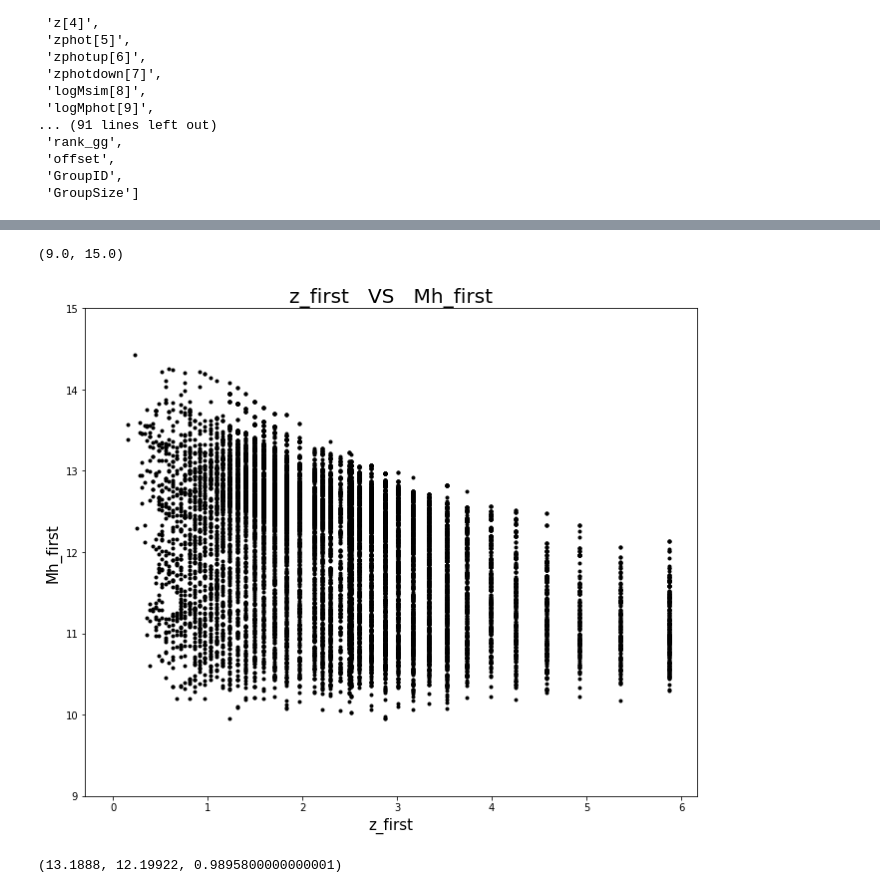
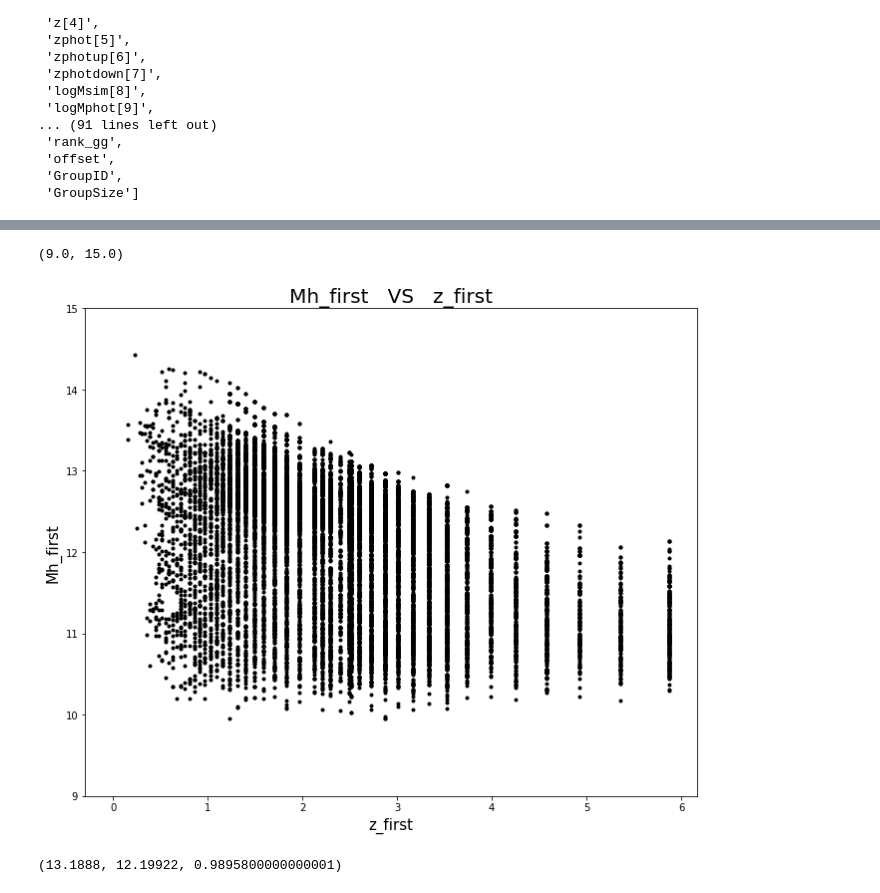
Before and after one commit to halehhajizadeh/Galaxy-Clusters, a Jupyter notebook: read_data.ipynb, the cells around one changed output, grey strips where cells are left out. Drawn from its saved outputs; the diff is of its cells as text; code cells hidden in the pictures.

```diff
--- a/read_data.ipynb
+++ b/read_data.ipynb
@@ -4,7 +4,7 @@ import pandas as pd
 import matplotlib.pylab as plt
 import re
 # %%
-dataset = pd.read_csv('./dataset/HzAGN_Groups_0_3noMcut_Infalltime/HzAGN_Groups_0_3_noMcut_InfallTime_matched.csv')
+dataset = pd.read_csv('./dataset/HzAGN_Groups_0_3_noMcut_InfallTime_matched.csv')
 # %%
 dataset[:5]
 # %% [output]
@@ -53,20 +224,19 @@ Text(0, 0.5, 'Mh_0')
 # %%
-
 y = dataset['Mh_first[col24]']
 x = dataset['z_first[col20]']
 
 x_label = x.name.split('[')[0]
 y_label = y.name.split('[')[0]
 
 plt.figure(figsize=(11,9))
 plt.scatter(x,y, marker='.', c='black')
-plt.title(str(x_label)+'   VS   '+str(y_label), fontsize = 20)
+plt.title(str(y_label)+'   VS   '+str(x_label), fontsize = 20)
 plt.xlabel(x_label, fontsize = 15)
 plt.ylabel(y_label, fontsize = 15)
 plt.ylim(9,15)
 # %% [output]
 (9.0, 15.0)
-[figure, old version]
+[figure, new version]
 # %%
 dataset['Mh_0[col9]'][20000], dataset['Mh_first[col24]'][20000], (dataset['Mh_0[col9]']-dataset['Mh_first[col24]'])[20000]
 # %% [output]
```
Also changed, not shown: parts of 8 cells of this notebook.
